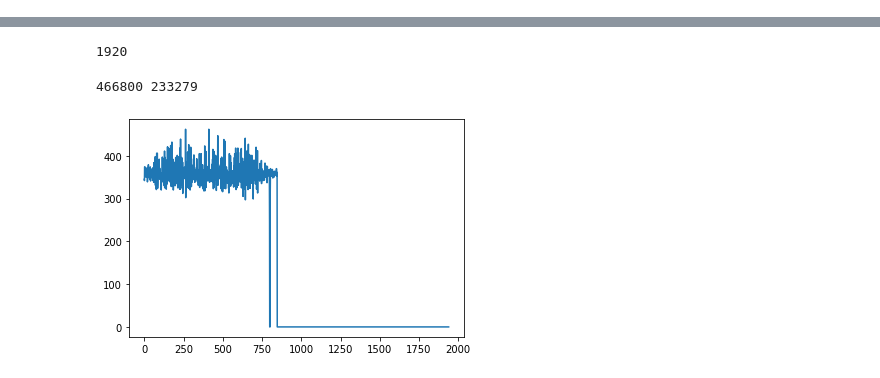
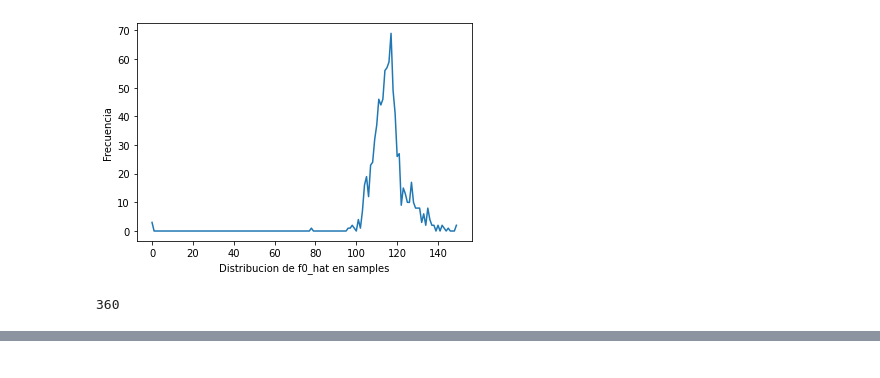
Before and after one commit to jmestanza/time_stretching, a Jupyter notebook: code/test_con_no_sonoro.ipynb, the cells around one changed output, grey strips where cells are left out. Drawn from its saved outputs; the diff is of its cells as text; code cells hidden in the pictures.

```diff
--- a/code/test_con_no_sonoro.ipynb
+++ b/code/test_con_no_sonoro.ipynb
@@ -80,4 +63,6 @@ Audio(data=out_pcm, rate=fs)
 # %%
+import matplotlib.pyplot as plt
+
 vad = webrtcvad.Vad(3)    #0 is the least aggressive about filtering out non-speech, 3 is the most aggressive; 3 pone mas frames en no-sonoros
 
 #divido el audio en frames de 20 milisegundos
@@ -99,61 +84,34 @@ for i in range(len(is_frame_speech)):
     curr_region = is_frame_speech[i] # si es sonoro o no sonoro
     if curr_region != is_frame_speech[i-1]:
       regions.append([start,i-1]) # pusheo la region anterior
       start = i
 
 
 lpc_coeffs = []
 error = []
 for start, end in regions:
   a = librosa.lpc(audio[start:end], 12)
   lpc_coeffs.append(a)
   error.extend(scipy.signal.lfilter(a, [1], audio[start:end]))
 
 error = np.array(error)
-#lpc_coef = librosa.lpc(not_speech, 12)
-
-#voiced_error = scipy.signal.lfilter(lpc_coef, [1], not_speech) # obtenemos la señal error a traves del filtrado
-
-# falta obtener frecuencia fundamental para cada region sonora
-# porque para una a no es la frec fundamental que para una e, por ejemplo
 
 indexes,sample_f0 = get_fundamental_frequency(error,is_frame_speech, K, L, fs)
 mean_f0_samples = np.mean(sample_f0)
-#print("Frecuencia fundamental : ",f0," ", sample_f0)
 
-for start,end in regions:
-  f0s_in_reg = []
-  for idx in indexes:
-    if start<= idx and idx <= end:
-      if sample_f0[idx] != 0:
-        f0s_in_reg.append(sample_f0[idx])
-  f0s_in_reg = np.array(f0s_in_reg)
-  mean_f0_reg = np.mean(f0s_in_reg)
-
-
-voiced_audio = modified_psola(error, mean_f0_samples - 0.16*mean_f0_samples, indexes, sample_f0, speed, is_frame_speech, frame_len, regions)
+voiced_audio = modified_psola(error, indexes, sample_f0, speed, is_frame_speech, regions)
 
 voiced_filt = []
 from math import ceil
 for i,reg in enumerate(regions):
   start,end = reg
   start = ceil(start*(1/speed))
   end = ceil(end*(1/speed))
   voiced_filt.extend(scipy.signal.lfilter([1], lpc_coeffs[i] , voiced_audio[start:end]))
 
 voiced_filt = np.array(voiced_filt)
 Audio(data=voiced_filt, rate=fs)
 # %% [output]
+[figure, added]
+360
 [interactive output not drawn]
-# %%
-print(frame_len)
-# %% [output]
-1920
-# %%
-import matplotlib.pyplot as plt
-#plt.plot(voiced_audio)
-plt.plot(sample_f0)
-print(len(out_pcm),len(voiced_audio))
-# %% [output]
-466800 233279
-[figure, removed]
```
Also changed, not shown: parts of 4 cells of this notebook.
